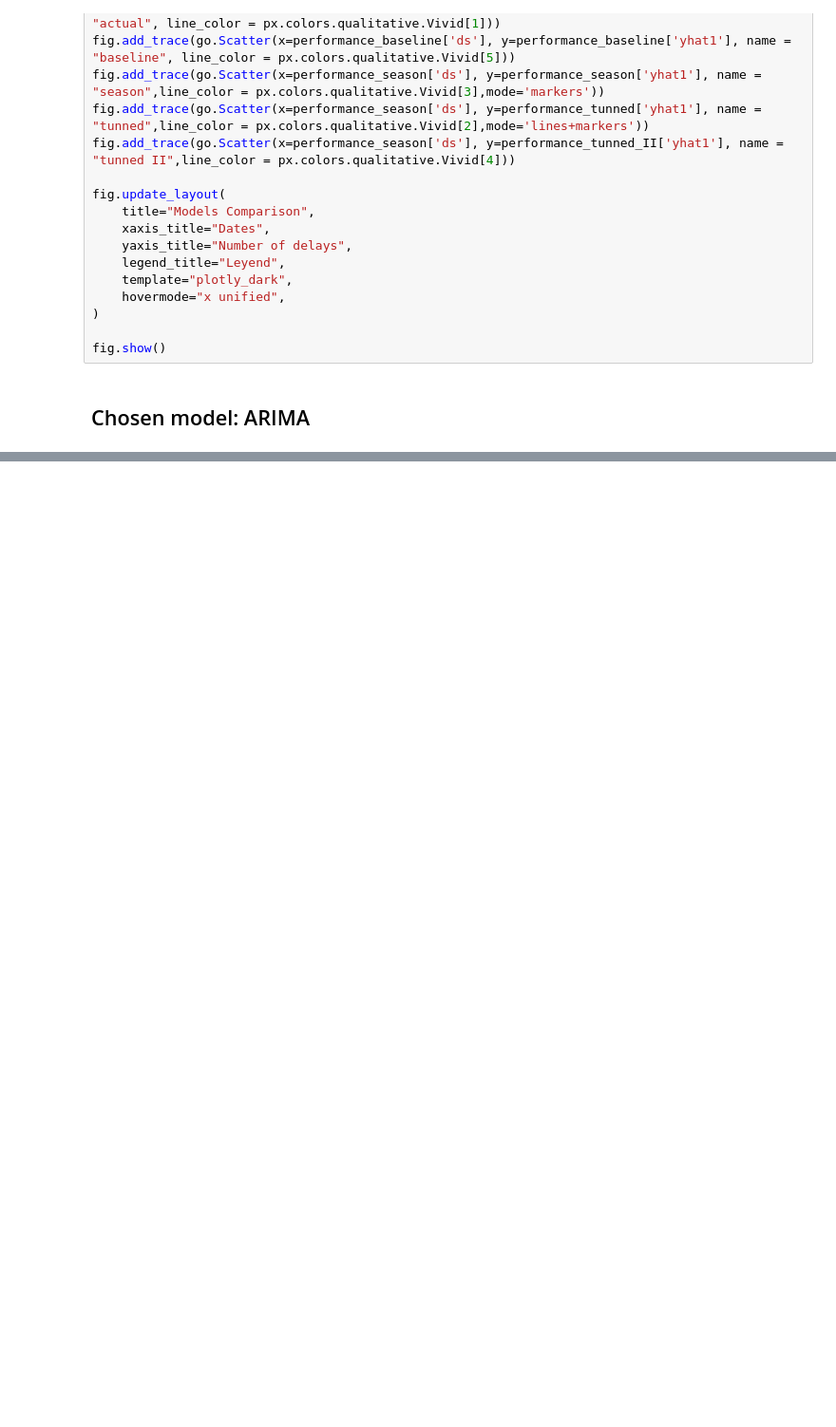
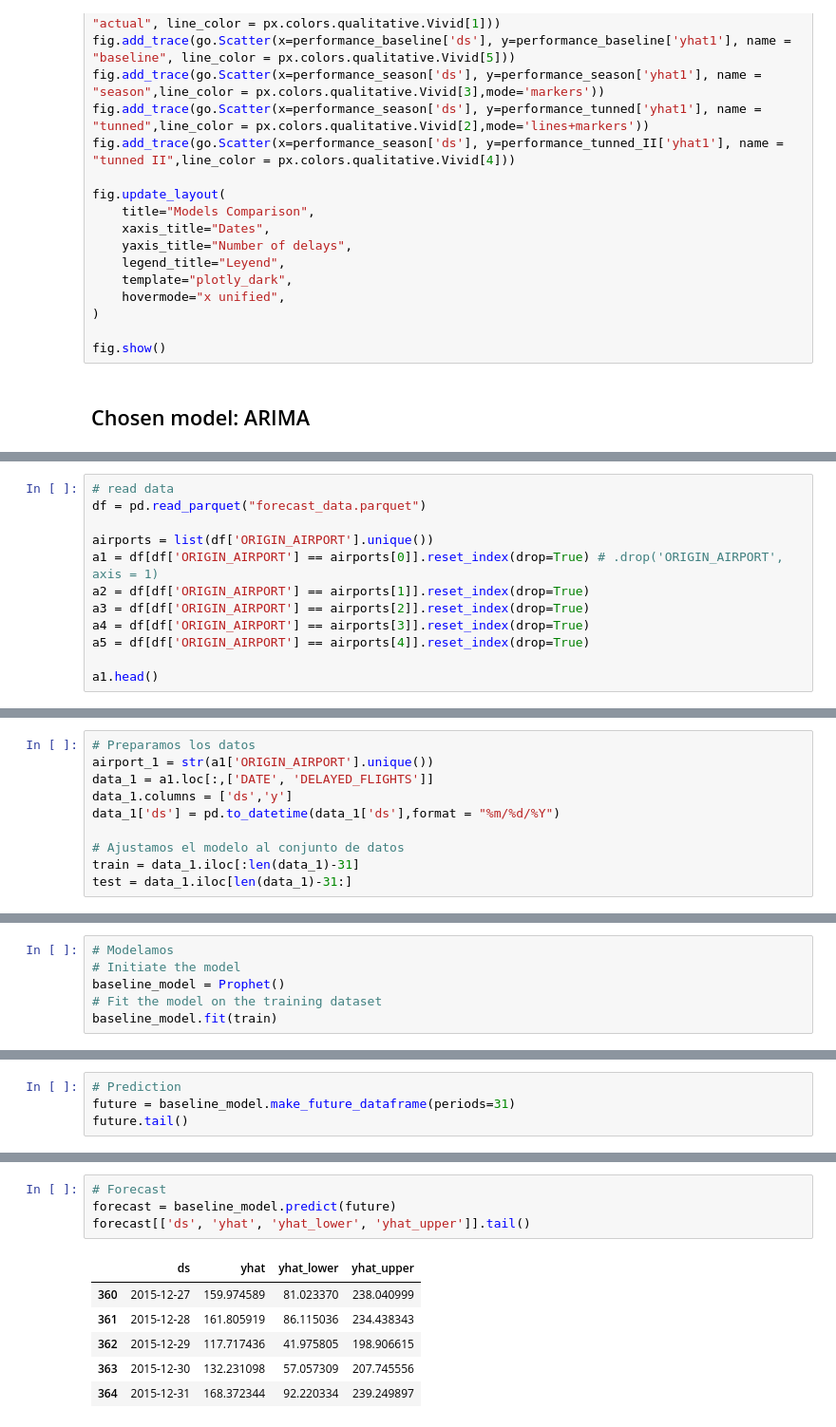
Before and after one commit to inesgfortis/Aircraft_Delays_Analysis, a Jupyter notebook: Forecast/Models Evaluation.ipynb, the cells around one changed output, grey strips where cells are left out. Shown: that part at 95% size. Drawn from its saved outputs; the diff is of its cells as text; blank space fills up the shorter version.

```diff
--- a/Forecast/Models Evaluation.ipynb
+++ b/Forecast/Models Evaluation.ipynb
@@ -457,0 +464,12 @@ fig.show()
+# %%
+# read data
+df = pd.read_parquet("forecast_data.parquet")
+
+airports = list(df['ORIGIN_AIRPORT'].unique())
+a1 = df[df['ORIGIN_AIRPORT'] == airports[0]].reset_index(drop=True) # .drop('ORIGIN_AIRPORT', axis = 1)
+a2 = df[df['ORIGIN_AIRPORT'] == airports[1]].reset_index(drop=True)
+a3 = df[df['ORIGIN_AIRPORT'] == airports[2]].reset_index(drop=True)
+a4 = df[df['ORIGIN_AIRPORT'] == airports[3]].reset_index(drop=True)
+a5 = df[df['ORIGIN_AIRPORT'] == airports[4]].reset_index(drop=True)
+
+a1.head()
@@ -457,0 +483,10 @@ fig.show()
+# %%
+# Preparamos los datos
+airport_1 = str(a1['ORIGIN_AIRPORT'].unique())
+data_1 = a1.loc[:,['DATE', 'DELAYED_FLIGHTS']]
+data_1.columns = ['ds','y']
+data_1['ds'] = pd.to_datetime(data_1['ds'],format = "%m/%d/%Y")
+
+# Ajustamos el modelo al conjunto de datos
+train = data_1.iloc[:len(data_1)-31]
+test = data_1.iloc[len(data_1)-31:]
@@ -457,0 +499,6 @@ fig.show()
+# %%
+# Modelamos
+# Initiate the model
+baseline_model = Prophet()
+# Fit the model on the training dataset
+baseline_model.fit(train)
@@ -457,0 +509,4 @@ fig.show()
+# %%
+# Prediction
+future = baseline_model.make_future_dataframe(periods=31)
+future.tail()
@@ -457,0 +520,11 @@ fig.show()
+# %%
+# Forecast
+forecast = baseline_model.predict(future)
+forecast[['ds', 'yhat', 'yhat_lower', 'yhat_upper']].tail()
+# %% [output]
+|  | ds | yhat | yhat_lower | yhat_upper |
+| 360 | 2015-12-27 | 159.974589 | 81.023370 | 238.040999 |
+| 361 | 2015-12-28 | 161.805919 | 86.115036 | 234.438343 |
+| 362 | 2015-12-29 | 117.717436 | 41.975805 | 198.906615 |
+| 363 | 2015-12-30 | 132.231098 | 57.057309 | 207.745556 |
+| 364 | 2015-12-31 | 168.372344 | 92.220334 | 239.249897 |
```
Also changed, not shown: parts of 25 cells of this notebook, 1 other file.
